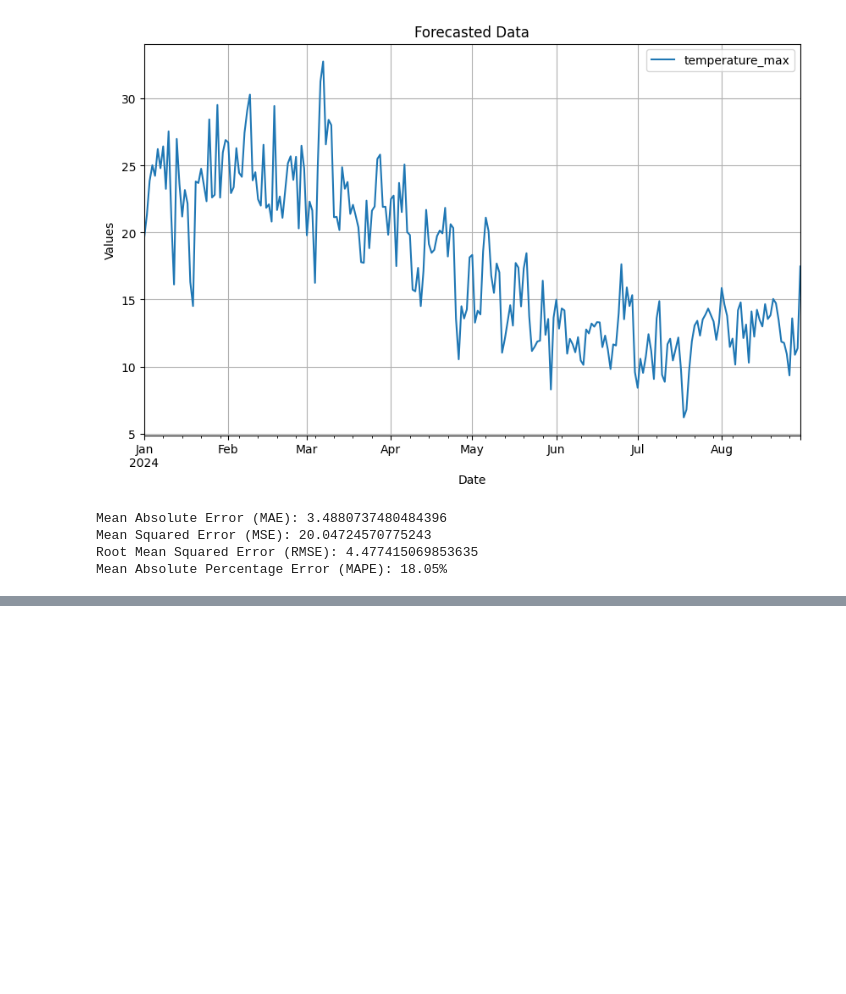
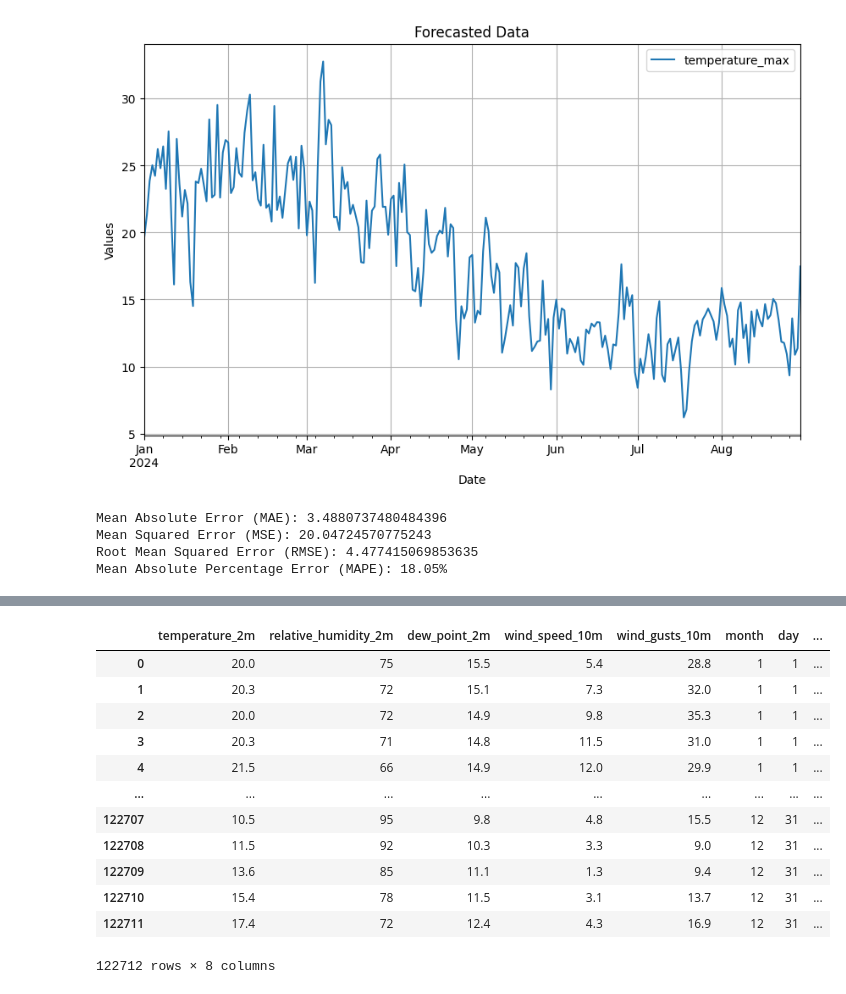
Before and after one commit to ireoluwa12345/slr_app, a Jupyter notebook: Weather Prediction/main.ipynb, the cells around one changed output, grey strips where cells are left out. Cells and saved outputs as stored; diff of their text form; code cells hidden in the pictures; blank space fills up the shorter version.

```diff
--- a/Weather Prediction/main.ipynb
+++ b/Weather Prediction/main.ipynb
@@ -407,0 +387,25 @@ future_weather_data
+# %%
+# Split the data into training (2010-2023) and testing (2024)
+train_data = data[data['year'] < 2024]
+test_data = data[data['year'] == 2024]
+
+X_train = train_data[features]
+y_train = train_data['is_rainy']
+X_test = test_data[features]
+y_test = test_data['is_rainy']
+
+X_train
+# %% [output]
+|  | temperature_2m | relative_humidity_2m | dew_point_2m | wind_speed_10m | wind_gusts_10m | month | day | ... |
+| 0 | 20.0 | 75 | 15.5 | 5.4 | 28.8 | 1 | 1 | ... |
+| 1 | 20.3 | 72 | 15.1 | 7.3 | 32.0 | 1 | 1 | ... |
+| 2 | 20.0 | 72 | 14.9 | 9.8 | 35.3 | 1 | 1 | ... |
+| 3 | 20.3 | 71 | 14.8 | 11.5 | 31.0 | 1 | 1 | ... |
+| 4 | 21.5 | 66 | 14.9 | 12.0 | 29.9 | 1 | 1 | ... |
+| ... | ... | ... | ... | ... | ... | ... | ... | ... |
+| 122707 | 10.5 | 95 | 9.8 | 4.8 | 15.5 | 12 | 31 | ... |
+| 122708 | 11.5 | 92 | 10.3 | 3.3 | 9.0 | 12 | 31 | ... |
+| 122709 | 13.6 | 85 | 11.1 | 1.3 | 9.4 | 12 | 31 | ... |
+| 122710 | 15.4 | 78 | 11.5 | 3.1 | 13.7 | 12 | 31 | ... |
+| 122711 | 17.4 | 72 | 12.4 | 4.3 | 16.9 | 12 | 31 | ... |
+122712 rows × 8 columns
```
Also changed, not shown: parts of 13 cells of this notebook.
